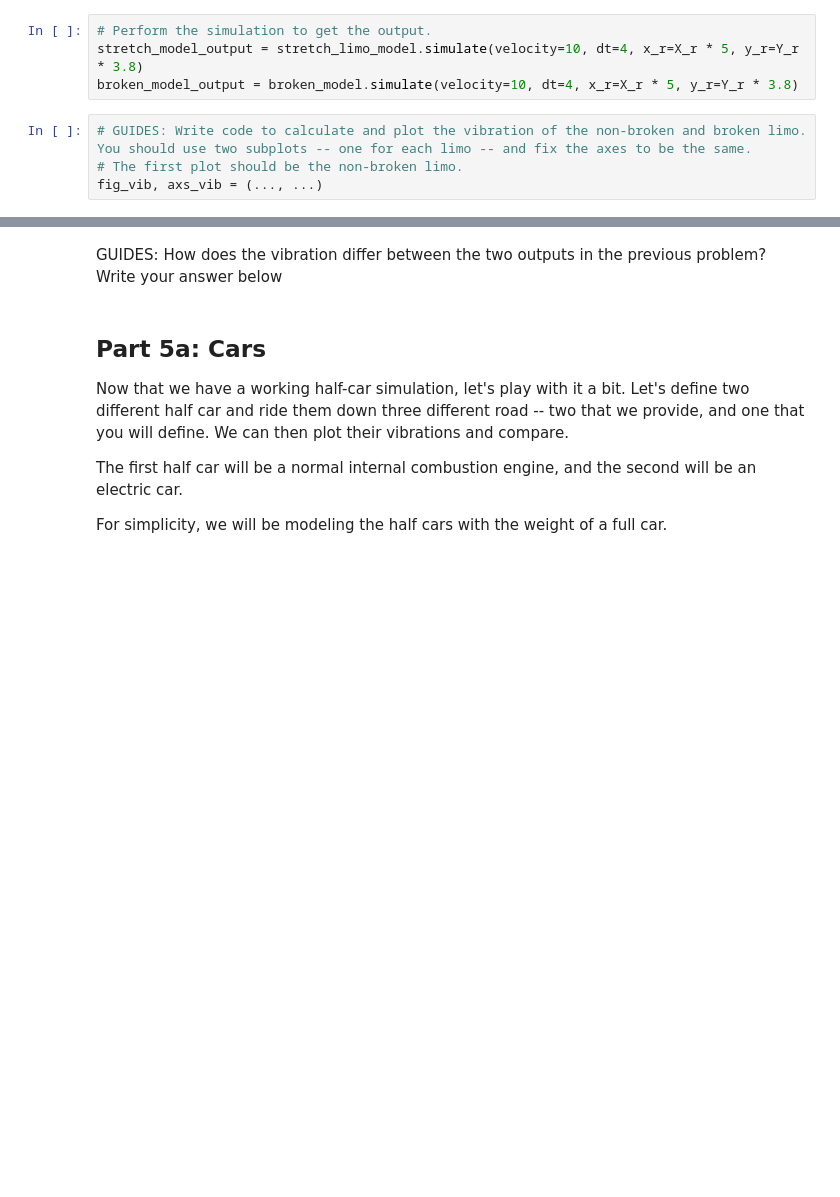
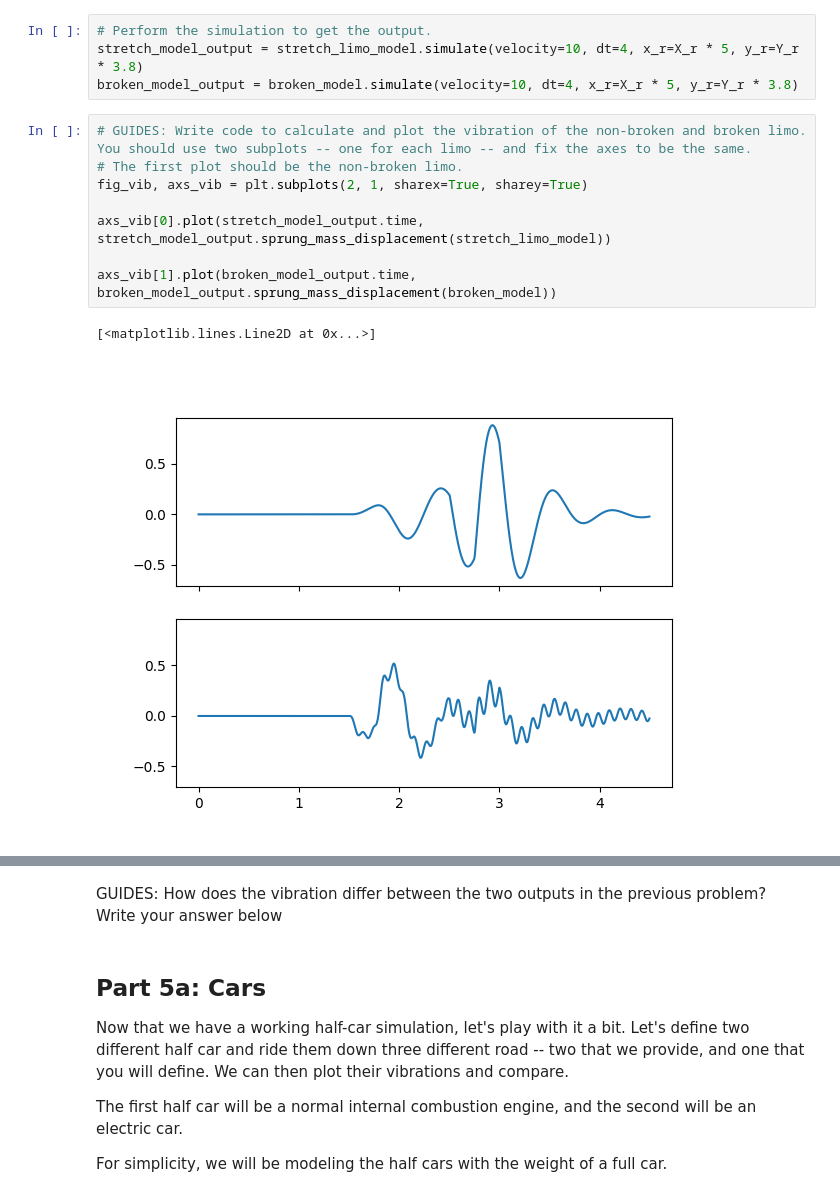
Before and after one commit to AllThePinq/IntroPythonProgramming, a Jupyter notebook: Week_6_classes/HW_3_classes_and_simulation.ipynb, the cells around one changed output, grey strips where cells are left out. Saved outputs shown, nothing was run; the diff lists cells and outputs as text; blank space fills up the shorter version.

```diff
--- a/Week_6_classes/HW_3_classes_and_simulation.ipynb
+++ b/Week_6_classes/HW_3_classes_and_simulation.ipynb
@@ -572,7 +705,14 @@ broken_model_output = broken_model.simulate(velocity=10, dt=4, x_r=X_r * 5, y_r=
 # %%
 # GUIDES: Write code to calculate and plot the vibration of the non-broken and broken limo. You should use two subplots -- one for each limo -- and fix the axes to be the same.
 # The first plot should be the non-broken limo.
-fig_vib, axs_vib = (..., ...)
+fig_vib, axs_vib = plt.subplots(2, 1, sharex=True, sharey=True)
+
+axs_vib[0].plot(stretch_model_output.time, stretch_model_output.sprung_mass_displacement(stretch_limo_model))
+
+axs_vib[1].plot(broken_model_output.time, broken_model_output.sprung_mass_displacement(broken_model))
+# %% [output]
+[<matplotlib.lines.Line2D at 0x...>]
+[figure, added]
 # %%
 ## Part 4, cont
 # Now, go back and modify `HalfCarSimulationOutput` to contain a `sprung_mass_displacement` function to perform the calculation you did above:
```
Also changed, not shown: parts of 32 cells of this notebook, 2 other files.
